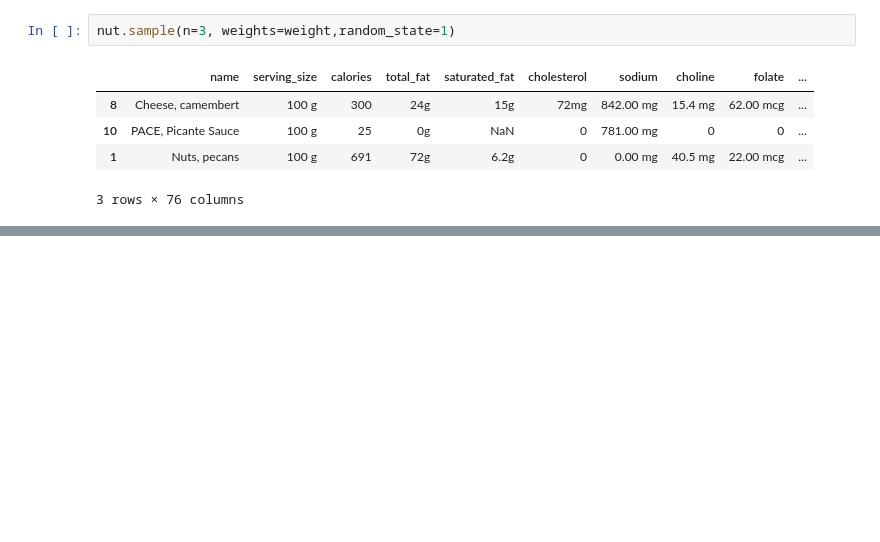
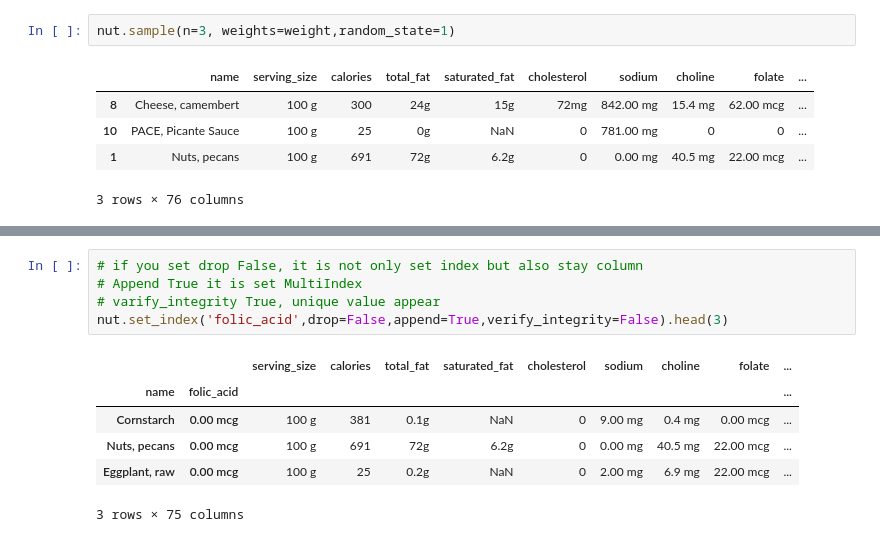
Before and after one commit to MuhummadShohag/Pandas-A-Z, a Jupyter notebook: Working With DataFrame/Working With DataFrame.ipynb, the cells around one changed output, grey strips where cells are left out. Saved outputs shown, nothing was run; the diff lists cells and outputs as text; blank space fills up the shorter version.

```diff
--- a/Working With DataFrame/Working With DataFrame.ipynb
+++ b/Working With DataFrame/Working With DataFrame.ipynb
@@ -451,0 +545,12 @@ nut.sample(n=3, weights=weight,random_state=1)
+# %%
+# if you set drop False, it is not only set index but also stay column
+# Append True it is set MultiIndex
+# varify_integrity True, unique value appear
+nut.set_index('folic_acid',drop=False,append=True,verify_integrity=False).head(3)
+# %% [output]
+|  |  | serving_size | calories | total_fat | saturated_fat | cholesterol | sodium | choline | folate | ... |
+| name | folic_acid |  |  |  |  |  |  |  |  | ... |
+| Cornstarch | 0.00 mcg | 100 g | 381 | 0.1g | NaN | 0 | 9.00 mg | 0.4 mg | 0.00 mcg | ... |
+| Nuts, pecans | 0.00 mcg | 100 g | 691 | 72g | 6.2g | 0 | 0.00 mg | 40.5 mg | 22.00 mcg | ... |
+| Eggplant, raw | 0.00 mcg | 100 g | 25 | 0.2g | NaN | 0 | 2.00 mg | 6.9 mg | 22.00 mcg | ... |
+3 rows × 75 columns
```
Also changed, not shown: parts of 73 cells of this notebook.
